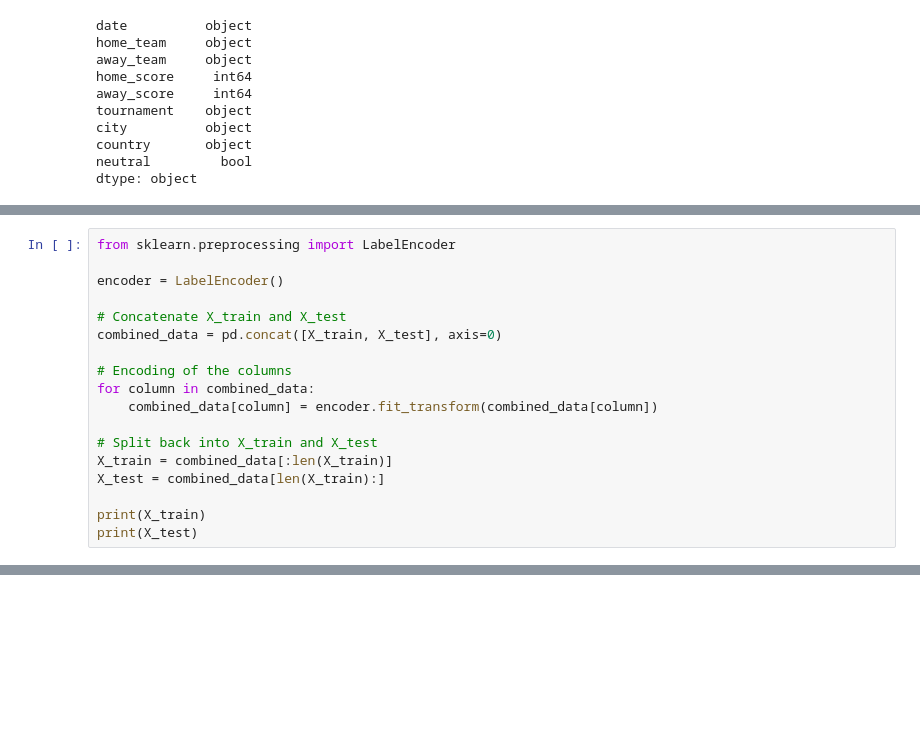
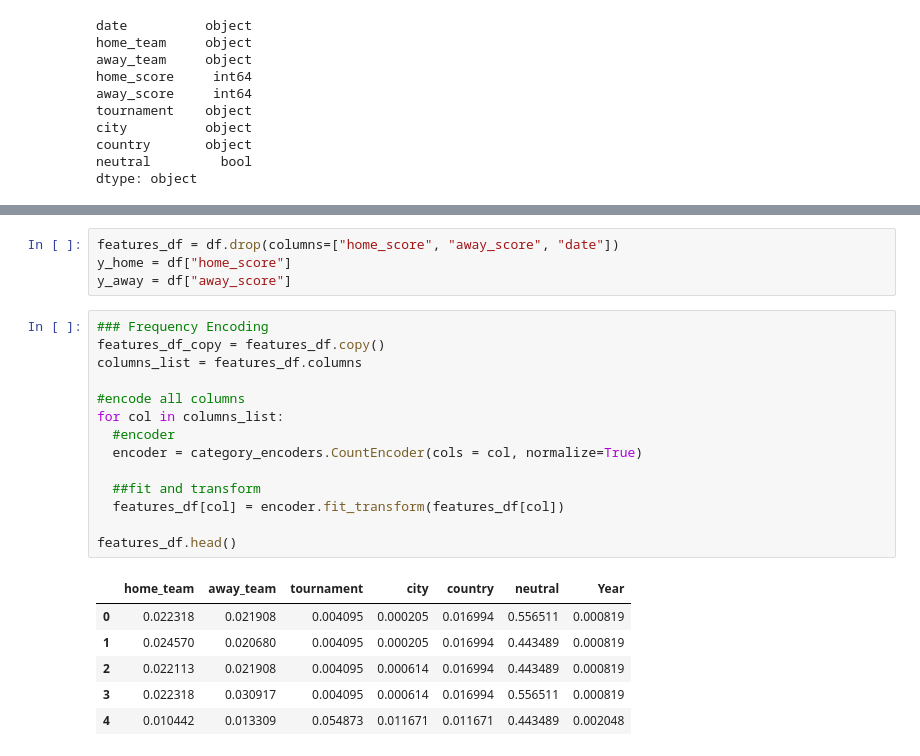
Before and after one commit to CyberCris007/Women-Football-Result-Prediction, a Jupyter notebook: Modelling.ipynb, the cells around one changed output, grey strips where cells are left out. Drawn from its saved outputs; the diff is of its cells as text; blank space fills up the shorter version.

```diff
--- a/Modelling.ipynb
+++ b/Modelling.ipynb
@@ -246,18 +80,0 @@ X_train, X_test, y_train, y_test = train_test_split(X, y_away, test_size=0.2, ra
-# %%
-from sklearn.preprocessing import LabelEncoder
-
-encoder = LabelEncoder()
-
-# Concatenate X_train and X_test
-combined_data = pd.concat([X_train, X_test], axis=0)
-
-# Encoding of the columns
-for column in combined_data:
-    combined_data[column] = encoder.fit_transform(combined_data[column])
-
-# Split back into X_train and X_test
-X_train = combined_data[:len(X_train)]
-X_test = combined_data[len(X_train):]
-
-print(X_train)
-print(X_test)
@@ -342,0 +98,25 @@ eval_df1
+# %%
+features_df = df.drop(columns=["home_score", "away_score", "date"])
+y_home = df["home_score"]
+y_away = df["away_score"]
+# %%
+### Frequency Encoding
+features_df_copy = features_df.copy()
+columns_list = features_df.columns
+
+#encode all columns
+for col in columns_list:
+  #encoder
+  encoder = category_encoders.CountEncoder(cols = col, normalize=True)
+
+  ##fit and transform
+  features_df[col] = encoder.fit_transform(features_df[col])
+
+features_df.head()
+# %% [output]
+|  | home_team | away_team | tournament | city | country | neutral | Year |
+| 0 | 0.022318 | 0.021908 | 0.004095 | 0.000205 | 0.016994 | 0.556511 | 0.000819 |
+| 1 | 0.024570 | 0.020680 | 0.004095 | 0.000205 | 0.016994 | 0.443489 | 0.000819 |
+| 2 | 0.022113 | 0.021908 | 0.004095 | 0.000614 | 0.016994 | 0.443489 | 0.000819 |
+| 3 | 0.022318 | 0.030917 | 0.004095 | 0.000614 | 0.016994 | 0.556511 | 0.000819 |
+| 4 | 0.010442 | 0.013309 | 0.054873 | 0.011671 | 0.011671 | 0.443489 | 0.002048 |
```
Also changed, not shown: parts of 56 cells of this notebook.
